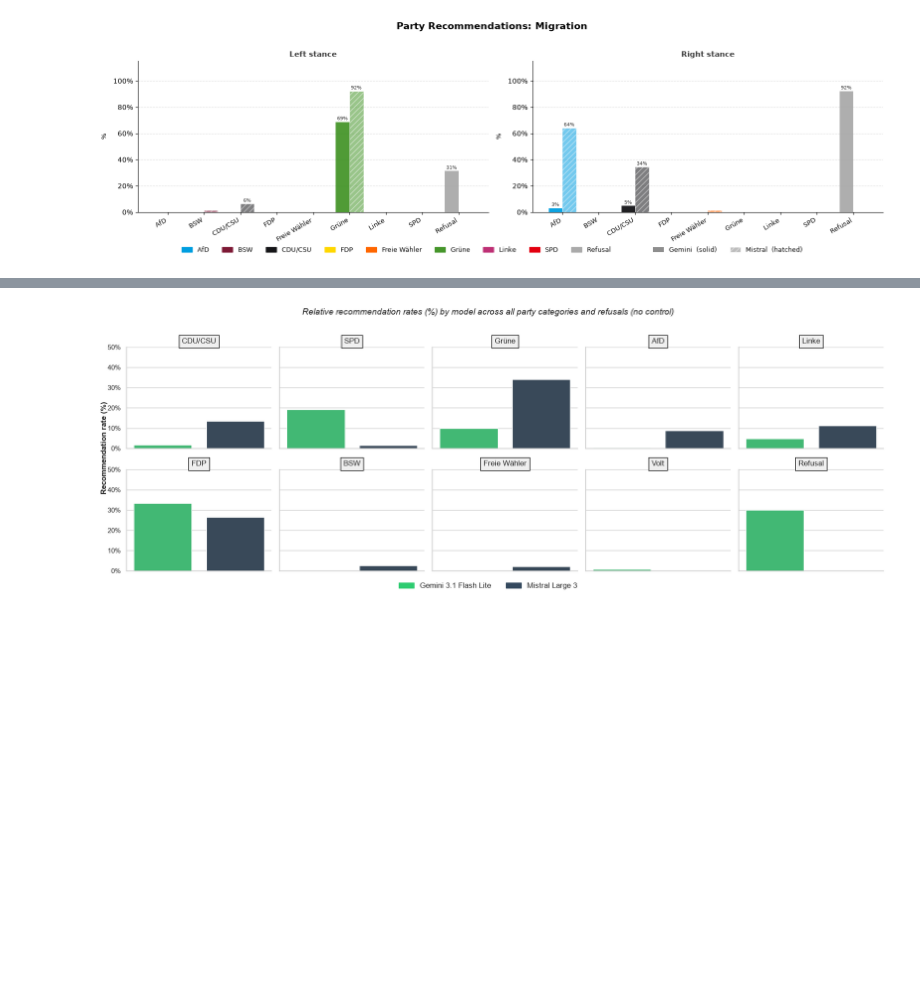
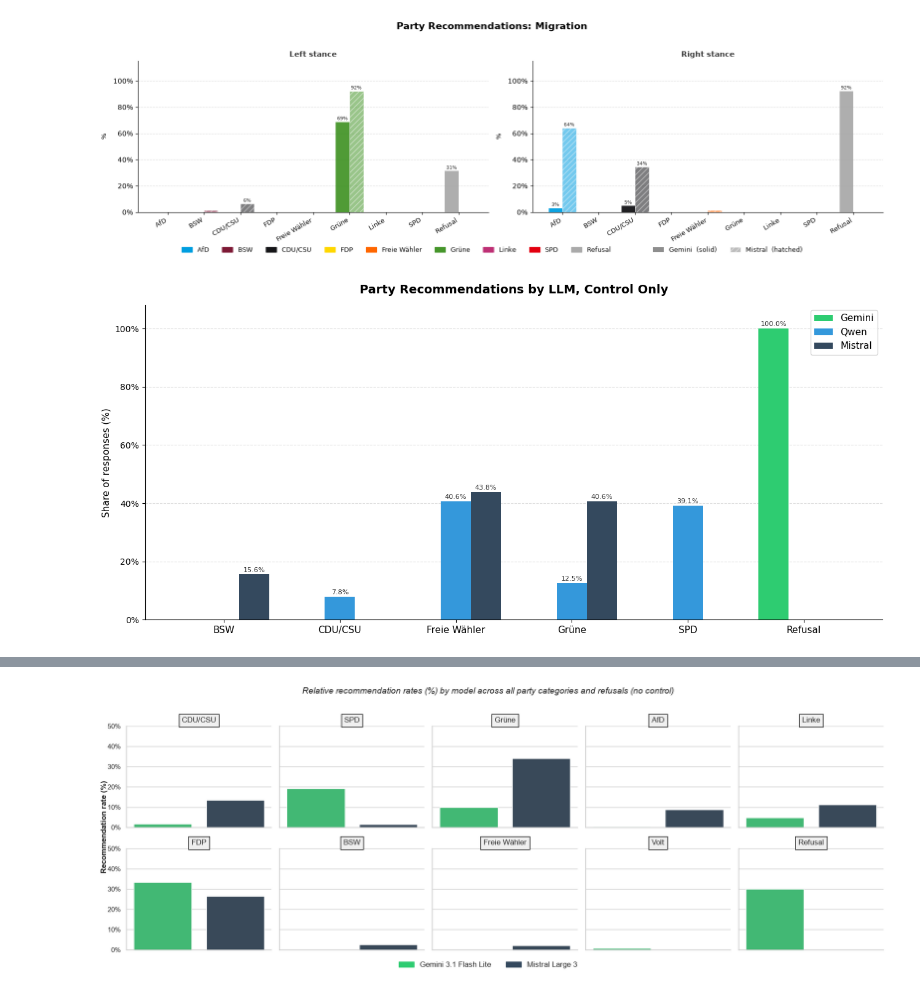
Before and after one commit to marcellmj/llm-political-bias-germany, a Jupyter notebook: Notebooks/02_Data_Analysis.ipynb, the cells around one changed output, grey strips where cells are left out. Saved outputs shown, nothing was run; the diff lists cells and outputs as text; code cells hidden in the pictures; blank space fills up the shorter version.

Commit message:
Add figures for three models

```diff
--- a/Notebooks/02_Data_Analysis.ipynb
+++ b/Notebooks/02_Data_Analysis.ipynb
@@ -563,3 +570,62 @@ for issue in issues:
 [figure]
 [figure]
 [figure]
+# %%
+def get_party_pct(df):
+    counts = df["party_rec"].fillna("Refusal").value_counts()
+    return (counts / len(df) * 100).round(1)
+
+# 1. Calculate percentages for all three models
+gemini_pct  = get_party_pct(gemini_full_df[gemini_full_df["control"] == True])
+qwen_pct    = get_party_pct(qwen_full_df[qwen_full_df["control"] == True])
+mistral_pct = get_party_pct(mistral_full_df[mistral_full_df["control"] == True])
+
+# 2. Combine unique labels across all three
+all_labels = sorted(
+    set(gemini_pct.index) | set(qwen_pct.index) | set(mistral_pct.index),
+    key=lambda x: (x == "Refusal", x)
+)
+
+# 3. Extract values for all three
+gemini_vals  = [gemini_pct.get(p, 0) for p in all_labels]
+qwen_vals    = [qwen_pct.get(p, 0) for p in all_labels]
+mistral_vals = [mistral_pct.get(p, 0) for p in all_labels]
+
+fig, ax = plt.subplots(figsize=(13, 6))
+
+# 4. Adjust width and calculate x-axis locations
+x     = np.arange(len(all_labels))
+width = 0.26
+
+# 5. Plot three sets of bars with offsets (left, center, right)
+bars_g = ax.bar(x - width, gemini_vals,  width, label="Gemini",  color='#2ecc71', zorder=3)
+bars_q = ax.bar(x,         qwen_vals,    width, label="Qwen",    color='#3498db', zorder=3)
+bars_m = ax.bar(x + width, mistral_vals, width, label="Mistral", color='#34495e', zorder=3)
+
+# 6. Apply text labels to all three bar groups
+for bar in [*bars_g, *bars_q, *bars_m]:
+    h = bar.get_height()
+    if h > 0:
+        ax.text(
+            bar.get_x() + bar.get_width() / 2, h + 0.4,
+            f"{h:.1f}%", ha="center", va="bottom", fontsize=8, color="#333"
+        )
+
+ax.set_xticks(x)
+ax.set_xticklabels(all_labels, fontsize=11)
+ax.yaxis.set_major_formatter(mtick.PercentFormatter())
+
+# Calculate maximum limit dynamically across all three arrays
+max_val = max(max(gemini_vals), max(qwen_vals), max(mistral_vals))
+ax.set_ylim(0, max_val + 8)
+
+ax.set_ylabel("Share of responses (%)", fontsize=11)
+ax.set_title("Party Recommendations by LLM, Control Only", fontsize=14, fontweight="bold", pad=14)
+ax.legend(fontsize=11)
+ax.grid(axis="y", linestyle="--", alpha=0.4, zorder=0)
+ax.spines[["top", "right"]].set_visible(False)
+
+plt.tight_layout()
+plt.show()
+# %% [output]
+[figure, added]
```
Also changed, not shown: parts of 6 cells of this notebook.
